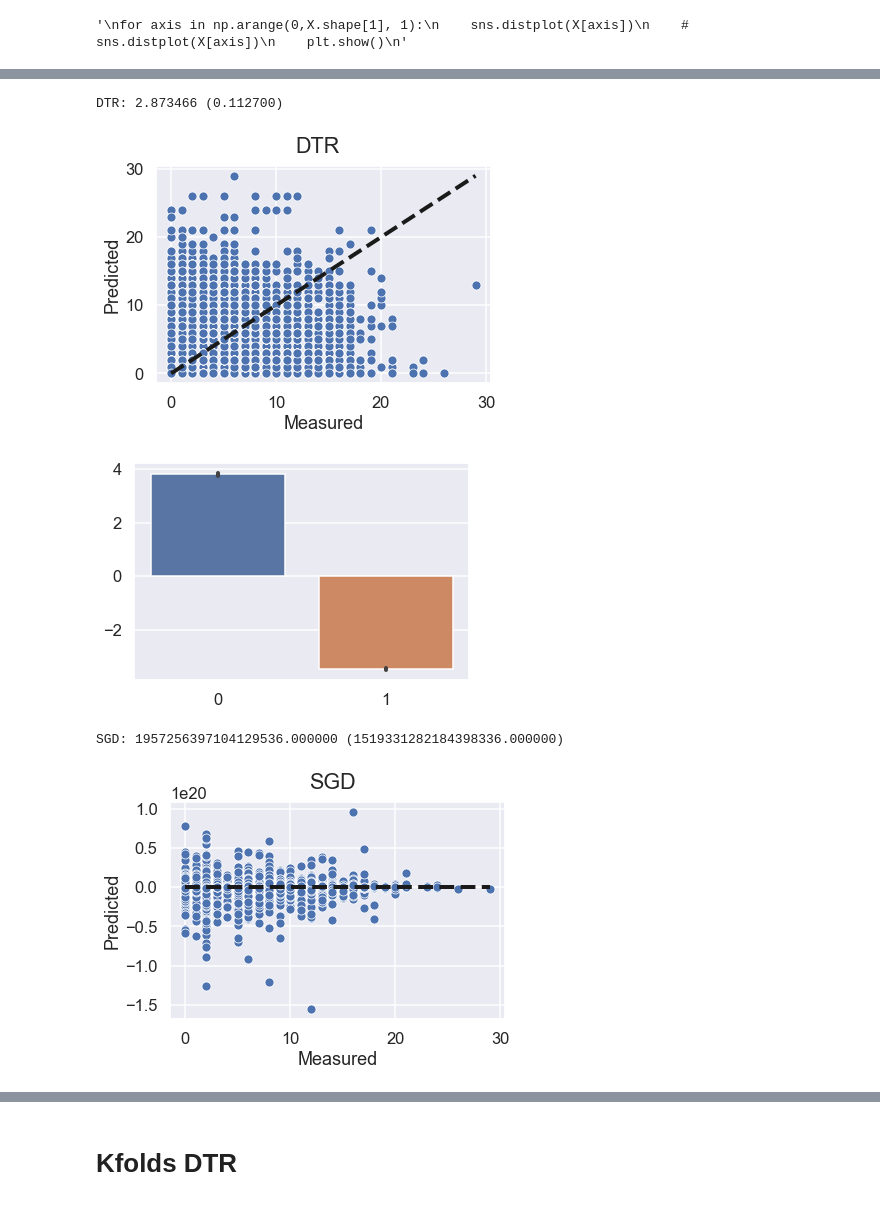
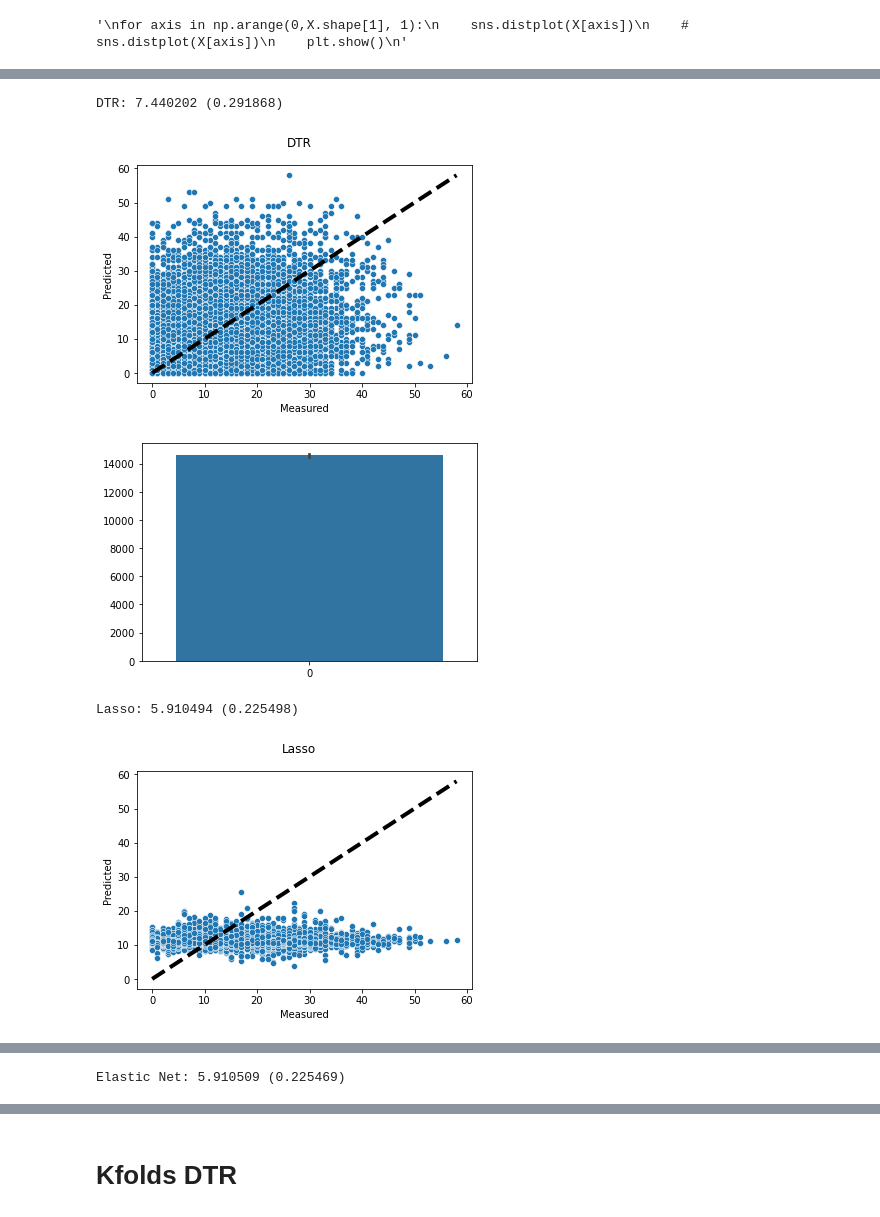
Before and after one commit to andrewjoelpeters/fpl, a Jupyter notebook: predictor.ipynb, the cells around one changed output, grey strips where cells are left out. Saved outputs shown, nothing was run; the diff lists cells and outputs as text; code cells hidden in the pictures.

Commit message:
make model predicted aggregated performance
shift to model that predicts performance over upcoming X games, rather than one game at a time

```diff
--- a/predictor.ipynb
+++ b/predictor.ipynb
@@ -410,6 +629,7 @@ players.position = players.position.replace({'GK': 1,
                                             'FWD': 4})
 # %%
 players.loc[players['total_points'] < 0, 'total_points'] = 0
+players.loc[players['total_points_forward'] < 0, 'total_points_forward'] = 0
 # %%
 players.describe()
 # %% [output]
@@ -654,7 +862,7 @@ feature_cols = ['position',
 #make this into a function so I can easily repeat for new data
 def process(players):
     features = players[feature_cols]
-    labels = players['total_points']
+    labels = players['total_points_forward']
 
     # Encode Position Columns
     features = features.reset_index(drop=True)
@@ -688,0 +897,5 @@ sns.distplot(y)
+# %%
+fig = plt.figure()
+ax = fig.add_subplot(111)
+res = stats.probplot(y.ravel(), plot=ax)
+ax.set_title("Probplot y")
@@ -691,14 +907,13 @@ sns.distplot(y)
 seed = 7
 # prepare models
 models = []
-# models.append(('SGD', SGDRegressor()))
 models.append(('DTR', DecisionTreeRegressor()))
 #models.append(('DTC', DecisionTreeClassifier()))
-#models.append(('Lasso', LassoCV()))
-#models.append(('Elastic Net', ElasticNetCV()))
-models.append(('SGD', SGDRegressor()))
-models.append(('SVR', SVR(kernel='linear')))
-models.append(('SVR_rbf', SVR(kernel='rbf')))
+models.append(('Lasso', LassoCV()))
+models.append(('Elastic Net', ElasticNetCV()))
+#models.append(('SGD', SGDRegressor()))
+#models.append(('SVR', SVR(kernel='linear')))
+#models.append(('SVR_rbf', SVR(kernel='rbf')))
 #models.append(('Random Forest', RandomForestRegressor()))
 # evaluate each model in turn
 # %%
@@ -721,36 +936,36 @@ for name, model in models:
     msg = "%s: %f (%f)" % (name, cv_results.mean(), cv_results.std())
     print(msg)
     predicted = cross_val_predict(model, features, labels, cv=kfold)
     #make scatterplot
     fig, ax = plt.subplots()
     sns.scatterplot(x=labels.ravel(), y=predicted.ravel())
     ax.plot([labels.min(), labels.max()], [labels.min(), labels.max()], 'k--', lw=4)
     fig.suptitle(name)
     ax.set_xlabel('Measured')
     ax.set_ylabel('Predicted')
     plt.show()
     dif = predicted.ravel() - labels.ravel()
     fig, ax = plt.subplots()
-    sns.barplot(data = [dif[dif > 0], dif[dif < 0]])
+    sns.barplot(data = [len(dif[dif > 0]), len(dif[dif < 0])])
     plt.show()
     # make heatmap
     # data = np.vstack((pd.cut(labels, bins=10, labels=np.arange(0,10,1)), pd.cut(predicted, bins=10, labels=np.arange(0,10,1)))).T
     # data = pd.DataFrame(data)
     # data['val'] = 'a'
     # data = data.groupby([0,1])['val'].count().reset_index()
     # data = data.pivot(index=0, columns=1, values='val').fillna(0)
     # sns.heatmap(data, vmin=0, vmax=5000)
     # plt.show()
 # boxplot algorithm comparison
 fig = plt.figure()
 fig.suptitle('Algorithm Comparison')
 ax = fig.add_subplot(111)
 plt.boxplot(results)
 ax.set_xticklabels(names)
 plt.show()
 # %% [output]
-DTR: 2.873466 (0.112700)
+DTR: 7.440202 (0.291868)
-[figure, old version]
+[figure, new version]
-[figure, old version]
+[figure, new version]
-SGD: 1957256397104129536.000000 (1519331282184398336.000000)
+Lasso: 5.910494 (0.225498)
-[figure, old version]
+[figure, new version]
@@ -757,0 +973 @@ SGD: 1957256397104129536.000000 (1519331282184398336.000000)
+Elastic Net: 5.910509 (0.225469)
```
Also changed, not shown: parts of 82 cells of this notebook, 1 other file.
